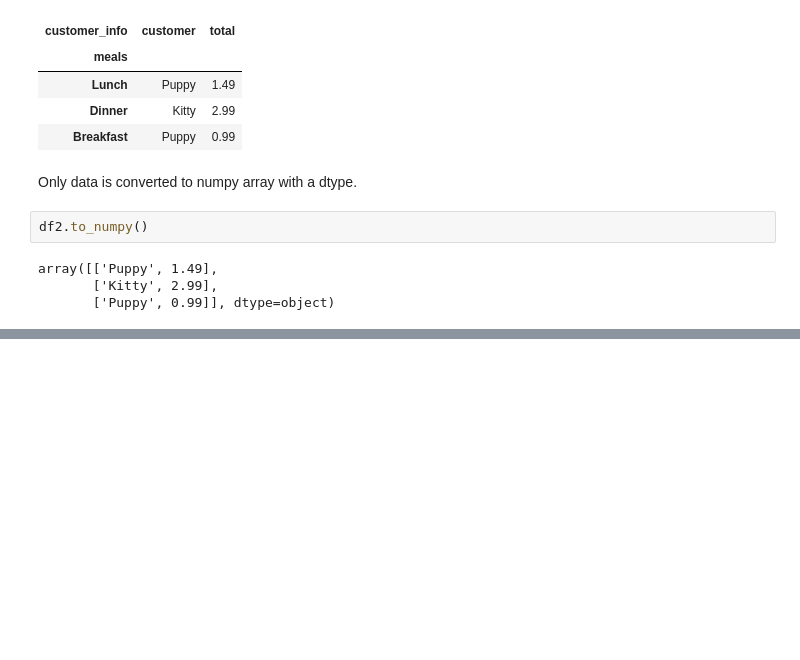
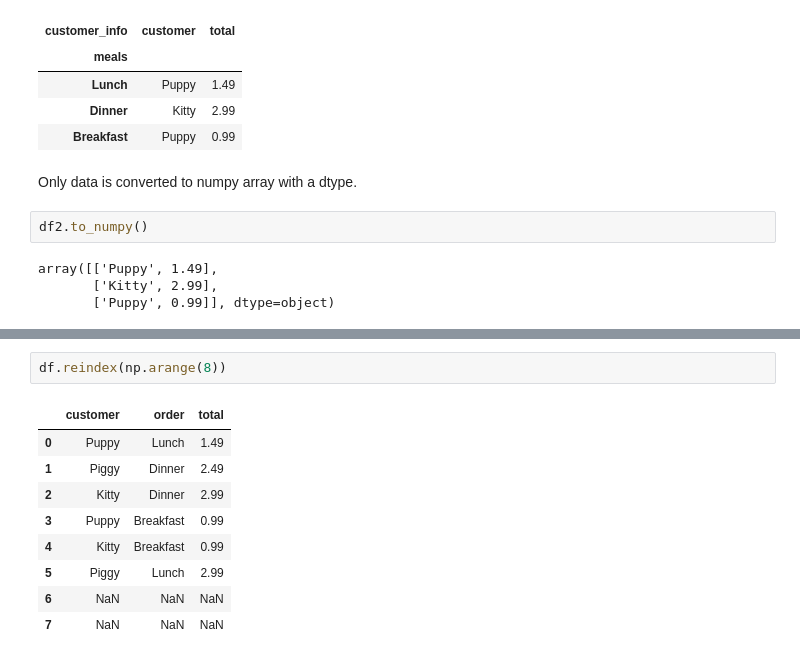
Before and after one commit to galopyz/goldfish, a Jupyter notebook: pandas.ipynb, the cells around one changed output, grey strips where cells are left out. Drawn from its saved outputs; the diff is of its cells as text; blank space fills up the shorter version.

```diff
--- a/pandas.ipynb
+++ b/pandas.ipynb
@@ -270,0 +353,12 @@ array([['Puppy', 1.49],
+# %%
+df.reindex(np.arange(8))
+# %% [output]
+|  | customer | order | total |
+| 0 | Puppy | Lunch | 1.49 |
+| 1 | Piggy | Dinner | 2.49 |
+| 2 | Kitty | Dinner | 2.99 |
+| 3 | Puppy | Breakfast | 0.99 |
+| 4 | Kitty | Breakfast | 0.99 |
+| 5 | Piggy | Lunch | 2.99 |
+| 6 | NaN | NaN | NaN |
+| 7 | NaN | NaN | NaN |
```
Also changed, not shown: parts of 40 cells of this notebook.
